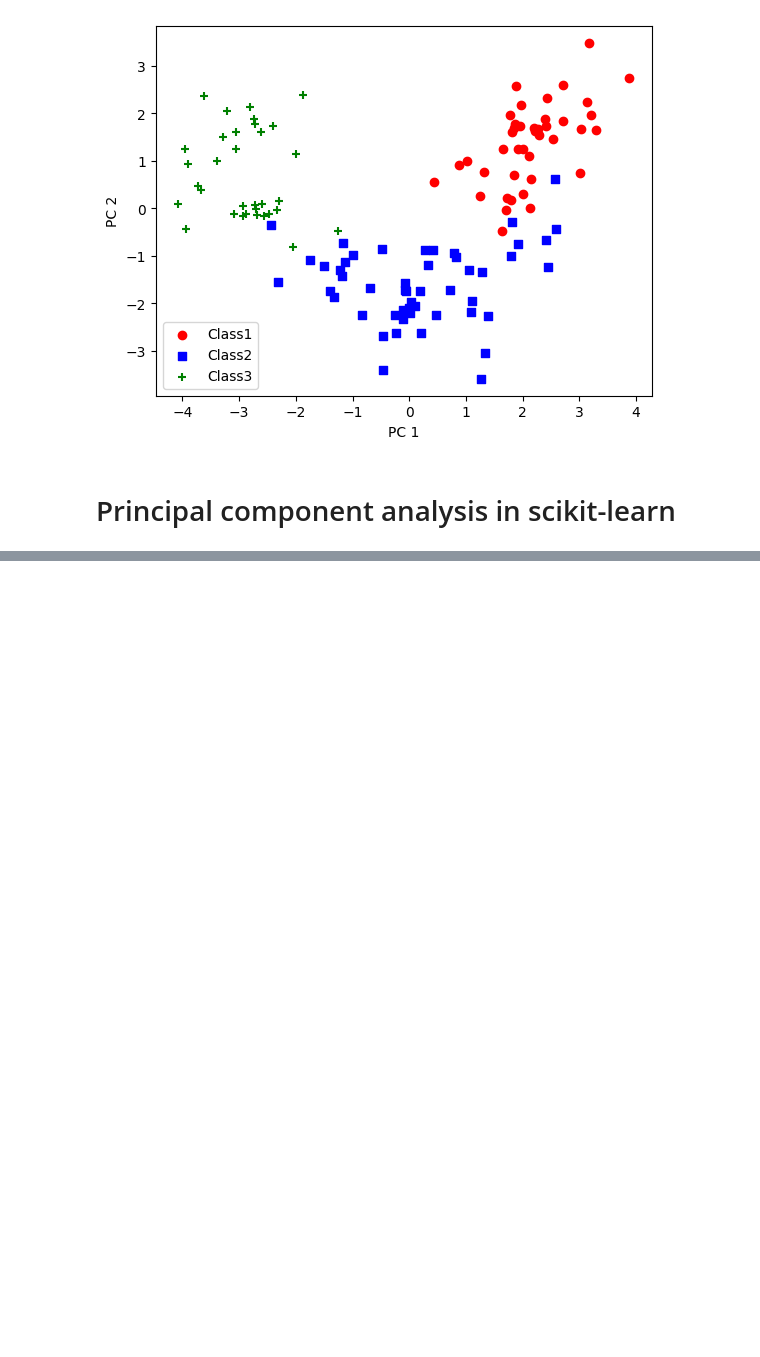
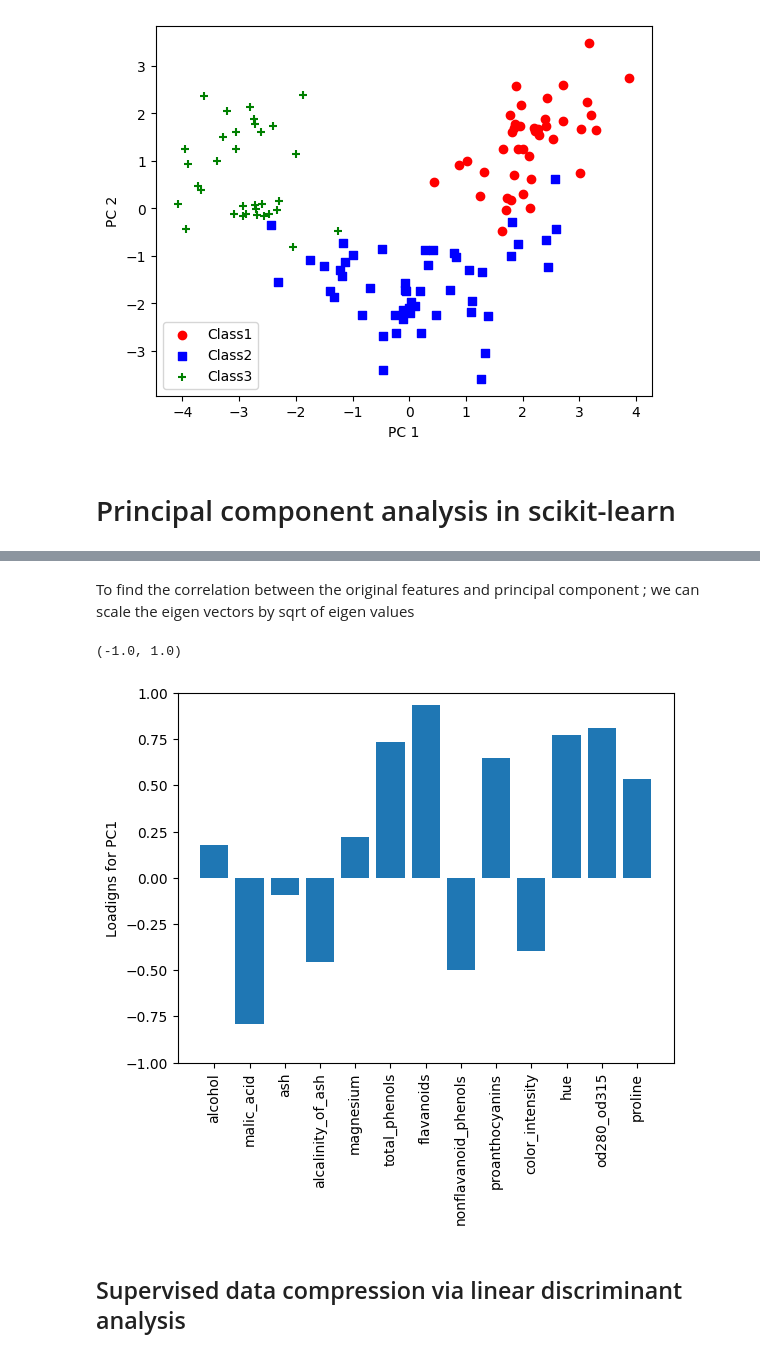
Before and after one commit to Wizard-hash2/Dimensionality-Reduction, a Jupyter notebook: principal_c_analysis.ipynb, the cells around one changed output, grey strips where cells are left out. Drawn from its saved outputs; the diff is of its cells as text; code cells hidden in the pictures; blank space fills up the shorter version.

```diff
--- a/principal_c_analysis.ipynb
+++ b/principal_c_analysis.ipynb
@@ -96,0 +145,19 @@ plt.legend(loc = 'best')
+# %% [markdown]
+To find the correlation between the original features and principal component ; we can scale the eigen vectors by sqrt of eigen values
+# %%
+loadings = eigen_vect *np.sqrt(eigen_val)
+df_wine.columns = ["class","alcohol", "malic_acid", "ash", "alcalinity_of_ash", "magnesium","total_phenols", "flavanoids", "nonflavanoid_phenols", "proanthocyanins","color_intensity", "hue", "od280_od315", "proline"]
+
+
+fig,ax = plt.subplots()
+ax.bar(range(13), loadings[:,0], align = 'center')
+ax.set_ylabel("Loadigns for PC1")
+
+ax.set_xticks(range(13))
+ax.set_xticklabels(df_wine.columns[1:], rotation = 90)
+plt.ylim([-1,1])
+# %% [output]
+(-1.0, 1.0)
+[figure, added]
+# %% [markdown]
+## Supervised data compression via linear discriminant analysis
```
Also changed, not shown: parts of 3 cells of this notebook.
